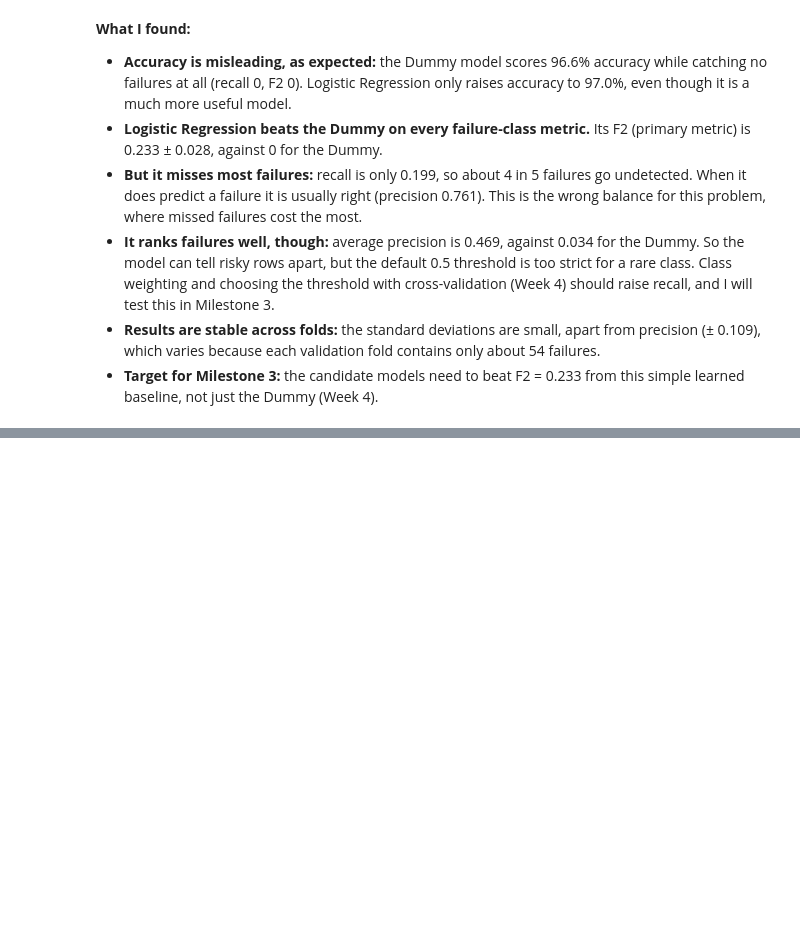
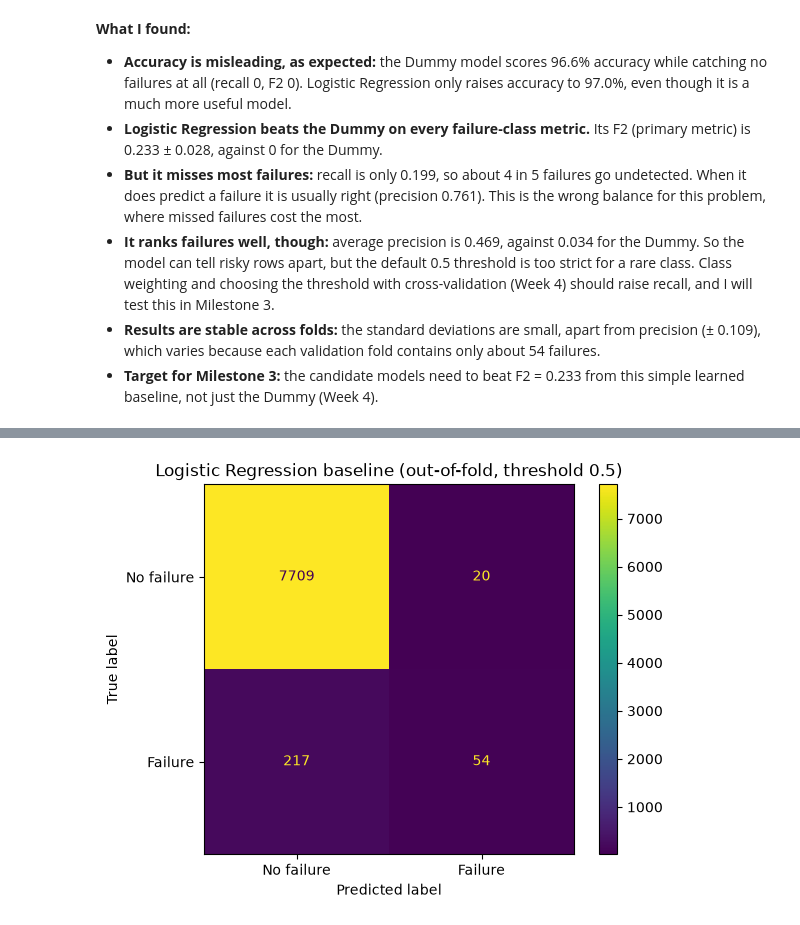
Before and after one commit to NathanL05/ct4101-ml-portfolio, a Jupyter notebook: notebooks/02_baseline.ipynb, the cells around one changed output, grey strips where cells are left out. Drawn from its saved outputs; the diff is of its cells as text; code cells hidden in the pictures; blank space fills up the shorter version.

Commit message:
Add baseline diagnostics

```diff
--- a/notebooks/02_baseline.ipynb
+++ b/notebooks/02_baseline.ipynb
@@ -174,0 +178,16 @@ baseline_table
+# %%
+from sklearn.model_selection import cross_val_predict
+from sklearn.metrics import ConfusionMatrixDisplay
+import matplotlib.pyplot as plt
+
+lr_pipe = Pipeline([("prep", preprocessor), ("model", LogisticRegression(max_iter=1000))])
+oof_prob = cross_val_predict(lr_pipe, X_train, y_train, cv=cv, method="predict_proba")[:, 1]
+oof_pred = (oof_prob >= 0.5).astype(int)
+
+ConfusionMatrixDisplay.from_predictions(
+    y_train, oof_pred, display_labels=["No failure", "Failure"]
+)
+plt.title("Logistic Regression baseline (out-of-fold, threshold 0.5)")
+plt.show()
+# %% [output]
+[figure, added]
```
Also changed, not shown: parts of 3 cells of this notebook, 1 other file.
